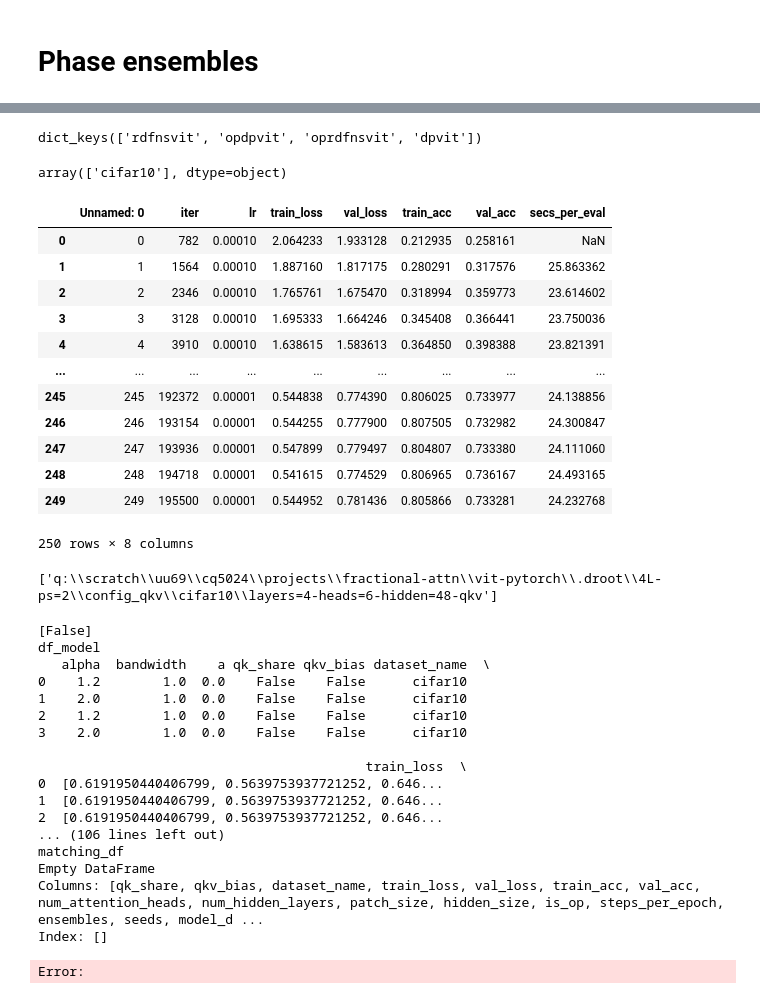
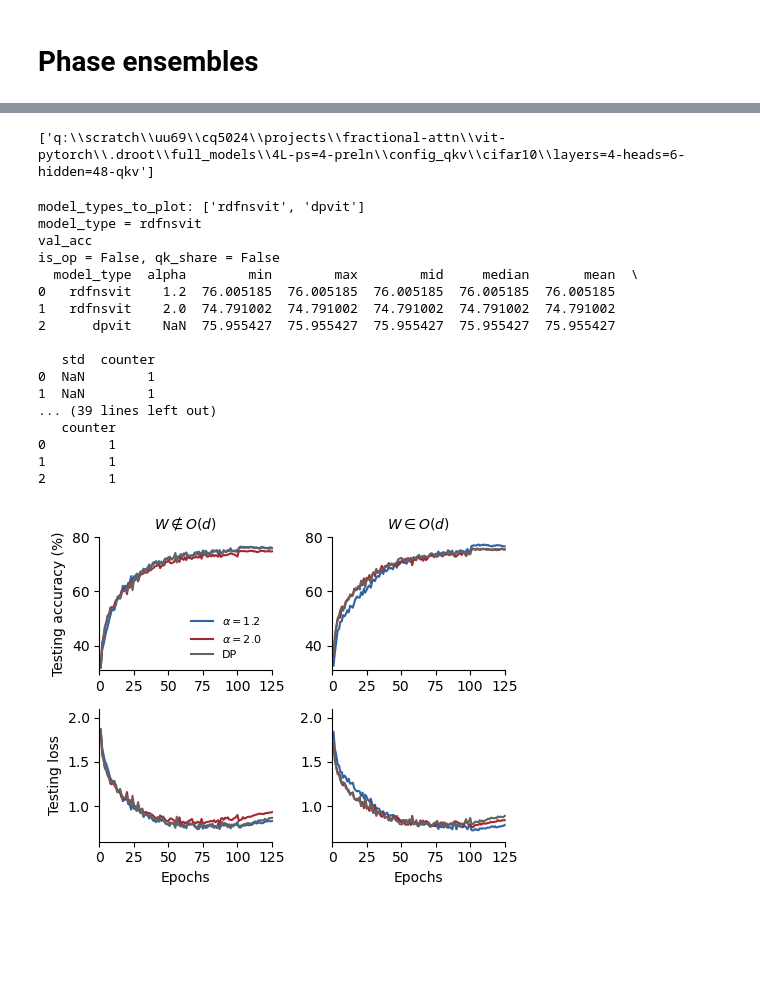
Before and after one commit to CKQu1/fractional-attn, a Jupyter notebook: vit-pytorch/plot_results.ipynb, the cells around one changed output, grey strips where cells are left out. Drawn from its saved outputs; the diff is of its cells as text; code cells hidden in the pictures; blank space fills up the shorter version.

```diff
--- a/vit-pytorch/plot_results.ipynb
+++ b/vit-pytorch/plot_results.ipynb
@@ -54,8 +238,0 @@ NameError: name 'njoin' is not defined
-# %%
-DCT_ALL.keys()
-# %% [output]
-dict_keys(['rdfnsvit', 'opdpvit', 'oprdfnsvit', 'dpvit'])
-# %%
-DCT_ALL[list(DCT_ALL.keys())[0]].loc[:,'dataset_name'].unique()
-# %% [output]
-array(['cifar10'], dtype=object)
@@ -64,16 +238,0 @@ df_test = pd.read_csv('Q://scratch//uu69//cq5024//projects//fractional-attn//vit
-# %%
-df_test
-# %% [output]
-|  | Unnamed: 0 | iter | lr | train_loss | val_loss | train_acc | val_acc | secs_per_eval |
-| 0 | 0 | 782 | 0.00010 | 2.064233 | 1.933128 | 0.212935 | 0.258161 | NaN |
-| 1 | 1 | 1564 | 0.00010 | 1.887160 | 1.817175 | 0.280291 | 0.317576 | 25.863362 |
-| 2 | 2 | 2346 | 0.00010 | 1.765761 | 1.675470 | 0.318994 | 0.359773 | 23.614602 |
-| 3 | 3 | 3128 | 0.00010 | 1.695333 | 1.664246 | 0.345408 | 0.366441 | 23.750036 |
-| 4 | 4 | 3910 | 0.00010 | 1.638615 | 1.583613 | 0.364850 | 0.398388 | 23.821391 |
-| ... | ... | ... | ... | ... | ... | ... | ... | ... |
-| 245 | 245 | 192372 | 0.00001 | 0.544838 | 0.774390 | 0.806025 | 0.733977 | 24.138856 |
-| 246 | 246 | 193154 | 0.00001 | 0.544255 | 0.777900 | 0.807505 | 0.732982 | 24.300847 |
-| 247 | 247 | 193936 | 0.00001 | 0.547899 | 0.779497 | 0.804807 | 0.733380 | 24.111060 |
-| 248 | 248 | 194718 | 0.00001 | 0.541615 | 0.774529 | 0.806965 | 0.736167 | 24.493165 |
-| 249 | 249 | 195500 | 0.00001 | 0.544952 | 0.781436 | 0.805866 | 0.733281 | 24.232768 |
-250 rows × 8 columns
@@ -330,29 +239,30 @@ def phase_ensembles(models_root, selected_dataset='cifar10',
 # %%
+%matplotlib inline
 from constants import FIGS_DIR
-fig, axs = phase_ensembles(njoin(DROOT, '4L-ps=2'), is_ops=[False,True], selected_alphas='1.2,2', qk_share=False)
-# plt.tight_layout()
-# SAVE_DIR = njoin(FIGS_DIR, 'vit-task')
-# fig_file = 'phase_ensembles'
-# fig_file += '.pdf'
-# #plt.savefig(njoin(SAVE_DIR, fig_file), bbox_inches='tight')
-# plt.show()
+fig, axs = phase_ensembles(njoin(DROOT, 'full_models', '4L-ps=4-preln'), is_ops=[False,True], selected_alphas='1.2,2', qk_share=False)
+plt.tight_layout()
+SAVE_DIR = njoin(FIGS_DIR, 'vit-task')
+fig_file = 'phase_ensembles'
+fig_file += '.pdf'
+plt.savefig(njoin(SAVE_DIR, fig_file), bbox_inches='tight')
+plt.show()
 # %% [output]
-['q:\\scratch\\uu69\\cq5024\\projects\\fractional-attn\\vit-pytorch\\.droot\\4L-ps=2\\config_qkv\\cifar10\\layers=4-heads=6-hidden=48-qkv']
+['q:\\scratch\\uu69\\cq5024\\projects\\fractional-attn\\vit-pytorch\\.droot\\full_models\\4L-ps=4-preln\\config_qkv\\cifar10\\layers=4-heads=6-hidden=48-qkv']
-[False]
-df_model
-   alpha  bandwidth    a qk_share qkv_bias dataset_name  \
-0    1.2        1.0  0.0    False    False      cifar10
-1    2.0        1.0  0.0    False    False      cifar10
-2    1.2        1.0  0.0    False    False      cifar10
-3    2.0        1.0  0.0    False    False      cifar10
+model_types_to_plot: ['rdfnsvit', 'dpvit']
+model_type = rdfnsvit
+val_acc
+is_op = False, qk_share = False
+  model_type  alpha        min        max        mid     median       mean  \
+0   rdfnsvit    1.2  76.005185  76.005185  76.005185  76.005185  76.005185
+1   rdfnsvit    2.0  74.791002  74.791002  74.791002  74.791002  74.791002
+2      dpvit    NaN  75.955427  75.955427  75.955427  75.955427  75.955427
 
-                                          train_loss  \
-0  [0.6191950440406799, 0.5639753937721252, 0.646...
-1  [0.6191950440406799, 0.5639753937721252, 0.646...
-2  [0.6191950440406799, 0.5639753937721252, 0.646...
-... (106 lines left out)
-matching_df
-Empty DataFrame
-Columns: [qk_share, qkv_bias, dataset_name, train_loss, val_loss, train_acc, val_acc, num_attention_heads, num_hidden_layers, patch_size, hidden_size, is_op, steps_per_epoch, ensembles, seeds, model_d ...
-Index: []
+   std  counter
+0  NaN        1
+1  NaN        1
+... (39 lines left out)
+   counter
+0        1
+1        1
+2        1
-Error:
+[figure, added]
```
Also changed, not shown: parts of 4 cells of this notebook.
